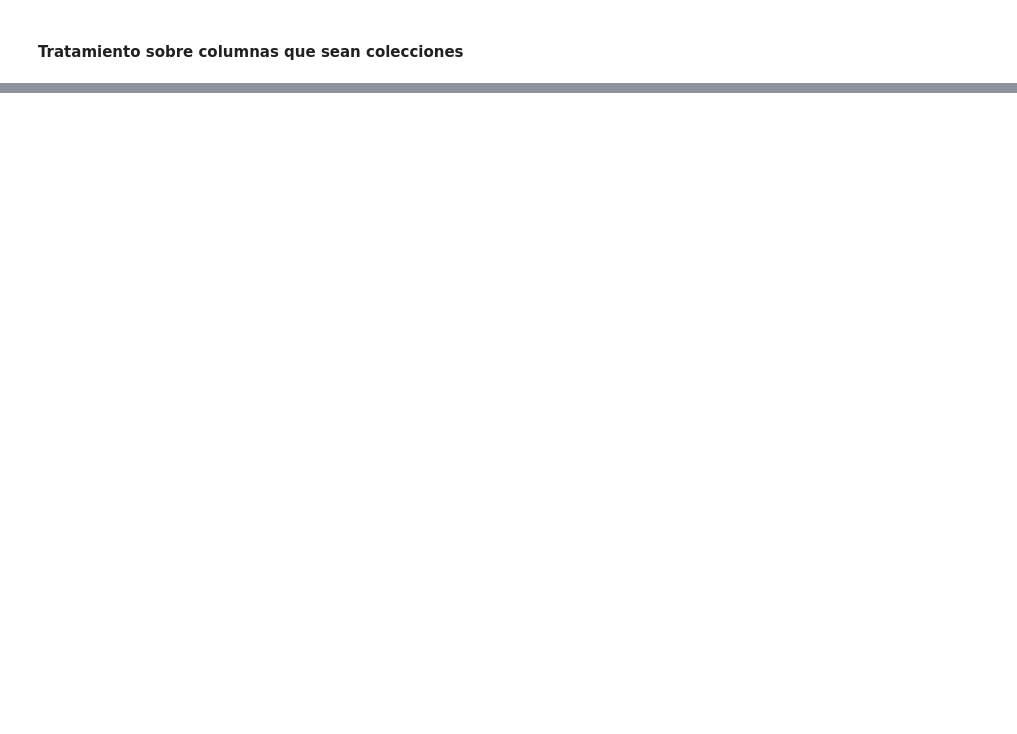
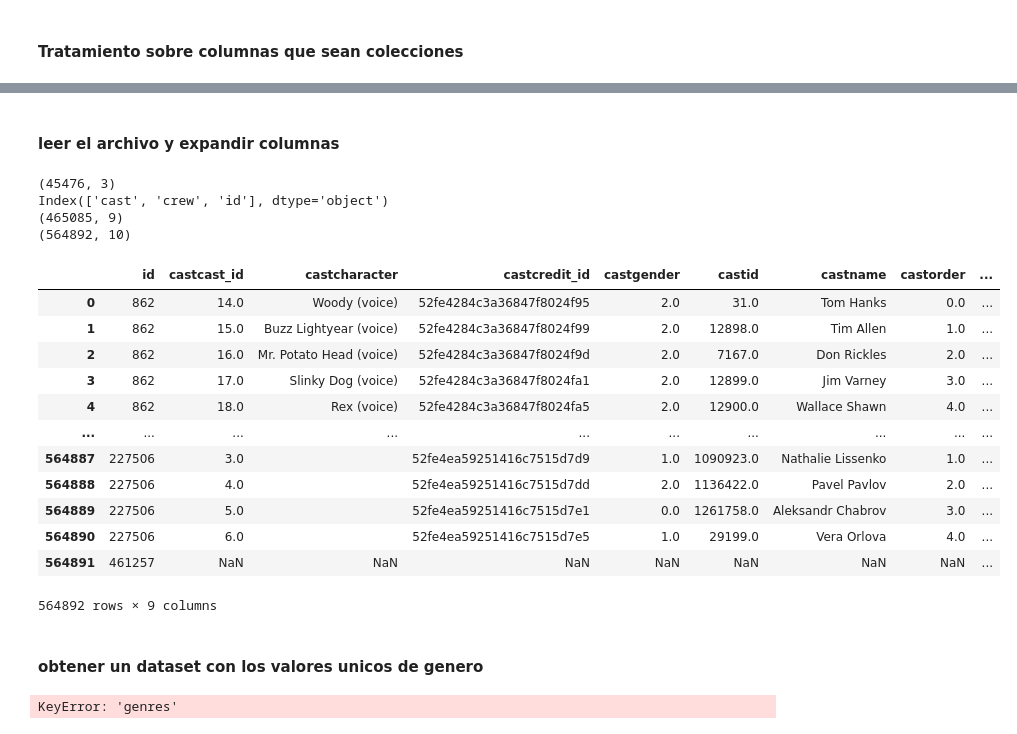
Before and after one commit to Pableren/Henry_proyectos, a Jupyter notebook: Etl.ipynb, the cells around one changed output, grey strips where cells are left out. Drawn from its saved outputs; the diff is of its cells as text; code cells hidden in the pictures; blank space fills up the shorter version.

```diff
--- a/Etl.ipynb
+++ b/Etl.ipynb
@@ -254,0 +268,55 @@ OSError: [Errno 22] Invalid argument: '"../movies_dataset.csv"'
+# %% [markdown]
+#### leer el archivo y expandir columnas
+# %%
+df_creditos = pd.read_csv("../credits.csv")
+print(df_creditos.shape)
+print(df_creditos.columns)
+df_creditos_cast = expandcolumns(df_creditos, ['cast'])
+df_creditos_crew = expandcolumns(df_creditos, ['crew'])
+print(df_creditos_crew.shape)
+print(df_creditos_cast.shape)
+df_creditos_cast = df_creditos_cast.drop(columns='crew')
+df_creditos_crew = df_creditos_crew.drop(columns='cast')
+df_creditos_cast
+# %% [output]
+(45476, 3)
+Index(['cast', 'crew', 'id'], dtype='object')
+(465085, 9)
+(564892, 10)
+|  | id | castcast_id | castcharacter | castcredit_id | castgender | castid | castname | castorder | ... |
+| 0 | 862 | 14.0 | Woody (voice) | 52fe4284c3a36847f8024f95 | 2.0 | 31.0 | Tom Hanks | 0.0 | ... |
+| 1 | 862 | 15.0 | Buzz Lightyear (voice) | 52fe4284c3a36847f8024f99 | 2.0 | 12898.0 | Tim Allen | 1.0 | ... |
+| 2 | 862 | 16.0 | Mr. Potato Head (voice) | 52fe4284c3a36847f8024f9d | 2.0 | 7167.0 | Don Rickles | 2.0 | ... |
+| 3 | 862 | 17.0 | Slinky Dog (voice) | 52fe4284c3a36847f8024fa1 | 2.0 | 12899.0 | Jim Varney | 3.0 | ... |
+| 4 | 862 | 18.0 | Rex (voice) | 52fe4284c3a36847f8024fa5 | 2.0 | 12900.0 | Wallace Shawn | 4.0 | ... |
+| ... | ... | ... | ... | ... | ... | ... | ... | ... | ... |
+| 564887 | 227506 | 3.0 |  | 52fe4ea59251416c7515d7d9 | 1.0 | 1090923.0 | Nathalie Lissenko | 1.0 | ... |
+| 564888 | 227506 | 4.0 |  | 52fe4ea59251416c7515d7dd | 2.0 | 1136422.0 | Pavel Pavlov | 2.0 | ... |
+| 564889 | 227506 | 5.0 |  | 52fe4ea59251416c7515d7e1 | 0.0 | 1261758.0 | Aleksandr Chabrov | 3.0 | ... |
+| 564890 | 227506 | 6.0 |  | 52fe4ea59251416c7515d7e5 | 1.0 | 29199.0 | Vera Orlova | 4.0 | ... |
+| 564891 | 461257 | NaN | NaN | NaN | NaN | NaN | NaN | NaN | ... |
+564892 rows × 9 columns
+# %% [markdown]
+#### obtener un dataset con los valores unicos de genero
+# %%
+lis_dic = []
+for x in df['genres']:
+    valor_dic = ast.literal_eval(x)
+    lis_dic.append(valor_dic)
+    #diccionario = ast.literal_eval(diccionario_str)
+
+df_generos = []
+df_generos_id = []
+for x in lis_dic:
+    for y in x:
+        if y['id'] not in df_generos_id:
+            df_generos.append(y['name'])
+            df_generos_id.append(y['id'])
+        else:
+            pass
+dic_gen = {'id':df_generos_id,
+           'genero':df_generos}
+df_gen = pd.DataFrame(data=dic_gen)
+df_gen
+# %% [output]
+KeyError: 'genres'
```
Also changed, not shown: parts of 44 cells of this notebook.
